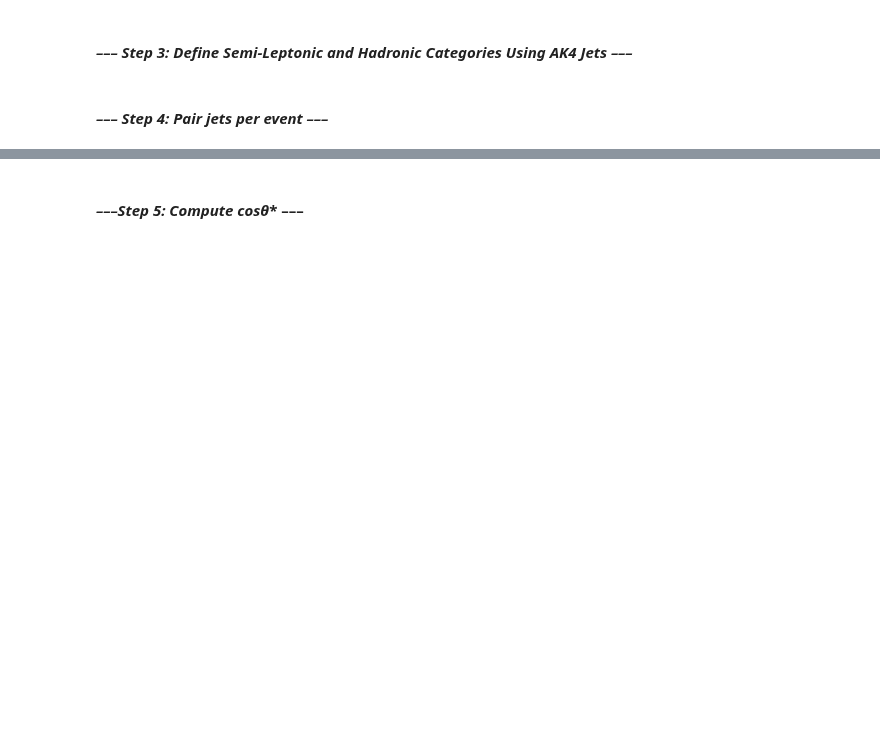
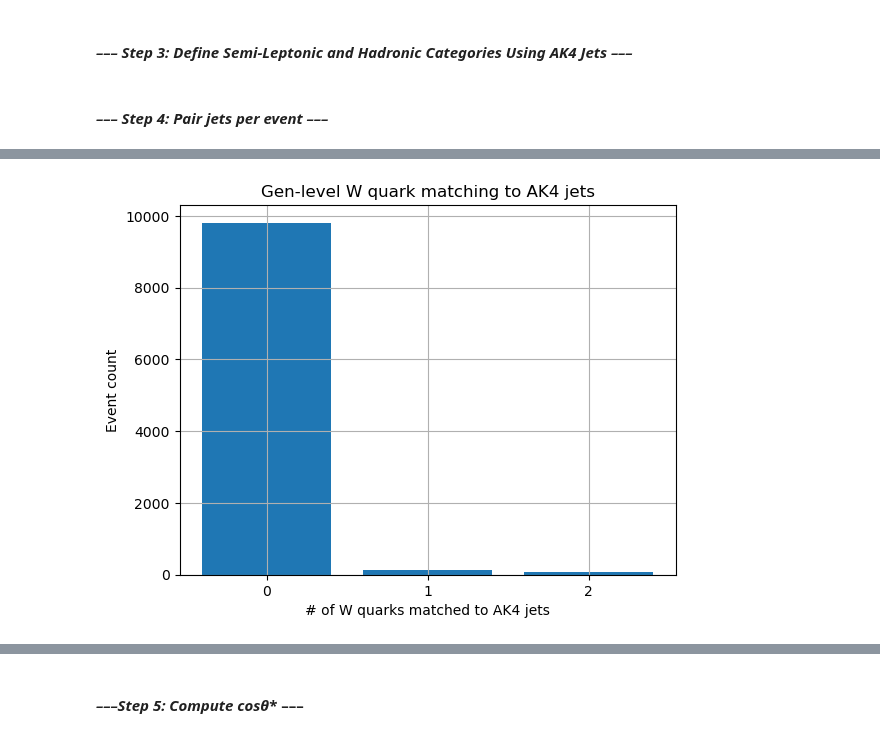
Before and after one commit to aimenobaid/polarization, a Jupyter notebook: AK4jet_analysis.ipynb, the cells around one changed output, grey strips where cells are left out. Saved outputs shown, nothing was run; the diff lists cells and outputs as text; code cells hidden in the pictures; blank space fills up the shorter version.

```diff
--- a/AK4jet_analysis.ipynb
+++ b/AK4jet_analysis.ipynb
@@ -277,0 +311,7 @@ j2_had = ak4_pairs.j2[best_idx]
+# %%
+genparts = events.GenPart
+
+is_quark = (abs(genparts.pdgId) >= 1) & (abs(genparts.pdgId) <= 6)
+quarks = genparts[is_quark]
+mothers = genparts[genparts.genPartIdxMother][is_quark]
+quarks_from_W = quarks[abs(mothers.pdgId) == 24]
@@ -277,0 +345,10 @@ j2_had = ak4_pairs.j2[best_idx]
+# %%
+plt.hist(ak.to_numpy(n_matched_quarks), bins=[-0.5,0.5,1.5,2.5], rwidth=0.8)
+plt.xticks([0,1,2])
+plt.xlabel("# of W quarks matched to AK4 jets")
+plt.ylabel("Event count")
+plt.title("Gen-level W quark matching to AK4 jets")
+plt.grid(True)
+plt.show()
+# %% [output]
+[figure, added]
```
Also changed, not shown: parts of 17 cells of this notebook, 1 other file.
